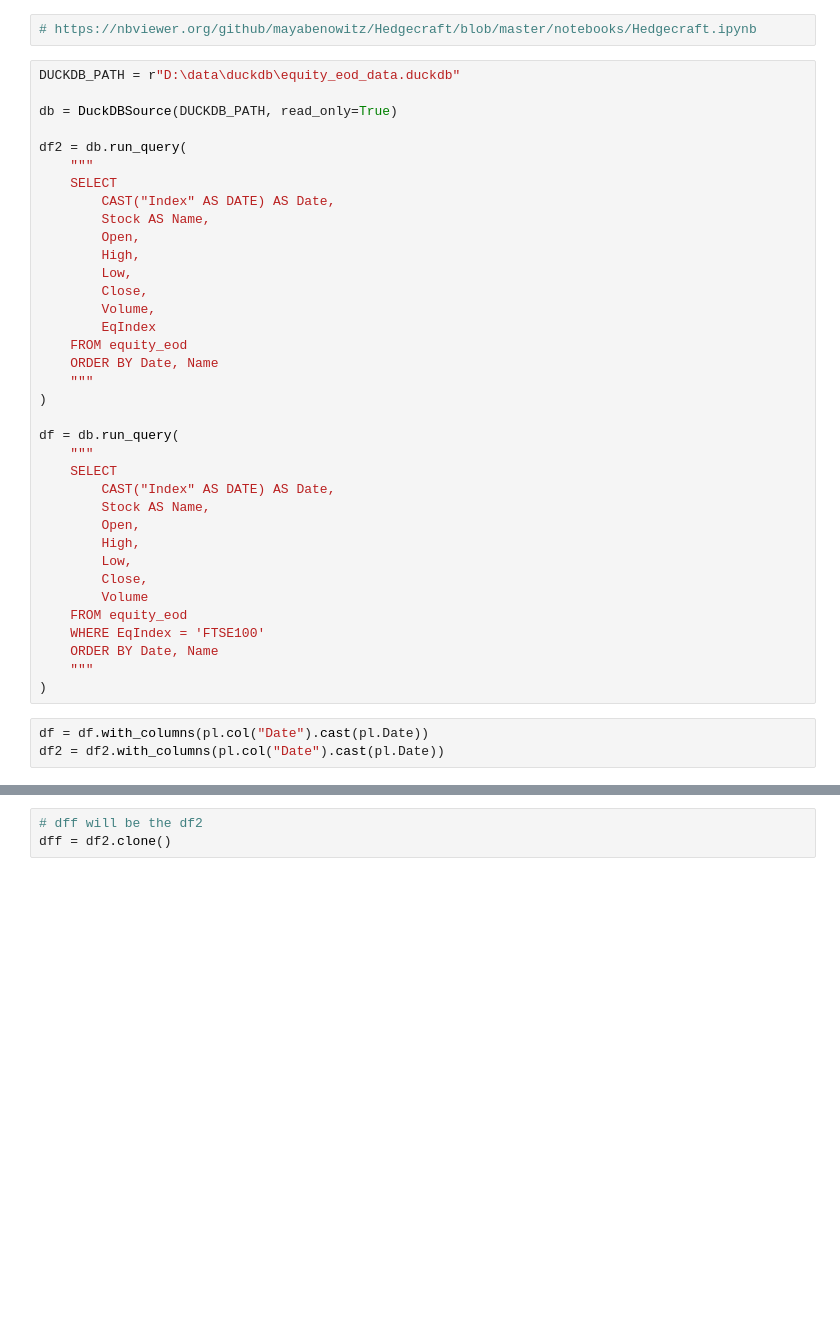
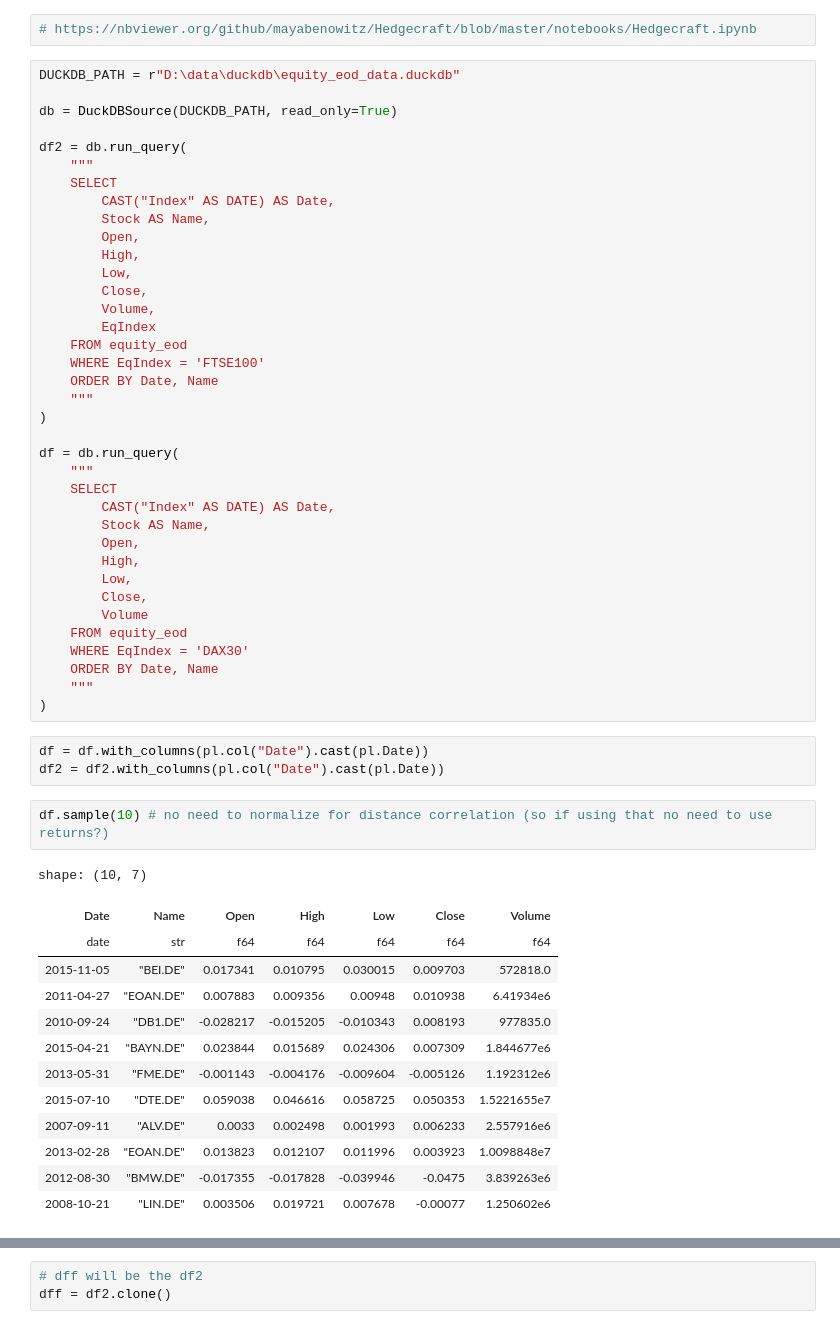
Before and after one commit to FulgentMcGuffin/tgraphportfolio, a Jupyter notebook: src/tgraphportfolio/tgraphportfolio.ipynb, the cells around one changed output, grey strips where cells are left out. Drawn from its saved outputs; the diff is of its cells as text; blank space fills up the shorter version.

```diff
--- a/src/tgraphportfolio/tgraphportfolio.ipynb
+++ b/src/tgraphportfolio/tgraphportfolio.ipynb
@@ -30,6 +30,7 @@ df2 = db.run_query(
         Volume,
         EqIndex
     FROM equity_eod
+    WHERE EqIndex = 'FTSE100'
     ORDER BY Date, Name
     """
 )
@@ -45,10 +46,26 @@ df = db.run_query(
         Close,
         Volume
     FROM equity_eod
-    WHERE EqIndex = 'FTSE100'
+    WHERE EqIndex = 'DAX30'
     ORDER BY Date, Name
     """
 )
 # %%
 df = df.with_columns(pl.col("Date").cast(pl.Date))
 df2 = df2.with_columns(pl.col("Date").cast(pl.Date))
+# %%
+df.sample(10) # no need to normalize for distance correlation (so if using that no need to use returns?)
+# %% [output]
+shape: (10, 7)
+| Date | Name | Open | High | Low | Close | Volume |
+| date | str | f64 | f64 | f64 | f64 | f64 |
+| 2015-11-05 | "BEI.DE" | 0.017341 | 0.010795 | 0.030015 | 0.009703 | 572818.0 |
+| 2011-04-27 | "EOAN.DE" | 0.007883 | 0.009356 | 0.00948 | 0.010938 | 6.41934e6 |
+| 2010-09-24 | "DB1.DE" | -0.028217 | -0.015205 | -0.010343 | 0.008193 | 977835.0 |
+| 2015-04-21 | "BAYN.DE" | 0.023844 | 0.015689 | 0.024306 | 0.007309 | 1.844677e6 |
+| 2013-05-31 | "FME.DE" | -0.001143 | -0.004176 | -0.009604 | -0.005126 | 1.192312e6 |
+| 2015-07-10 | "DTE.DE" | 0.059038 | 0.046616 | 0.058725 | 0.050353 | 1.5221655e7 |
+| 2007-09-11 | "ALV.DE" | 0.0033 | 0.002498 | 0.001993 | 0.006233 | 2.557916e6 |
+| 2013-02-28 | "EOAN.DE" | 0.013823 | 0.012107 | 0.011996 | 0.003923 | 1.0098848e7 |
+| 2012-08-30 | "BMW.DE" | -0.017355 | -0.017828 | -0.039946 | -0.0475 | 3.839263e6 |
+| 2008-10-21 | "LIN.DE" | 0.003506 | 0.019721 | 0.007678 | -0.00077 | 1.250602e6 |
```
Also changed, not shown: parts of 12 cells of this notebook, 18 other files.
